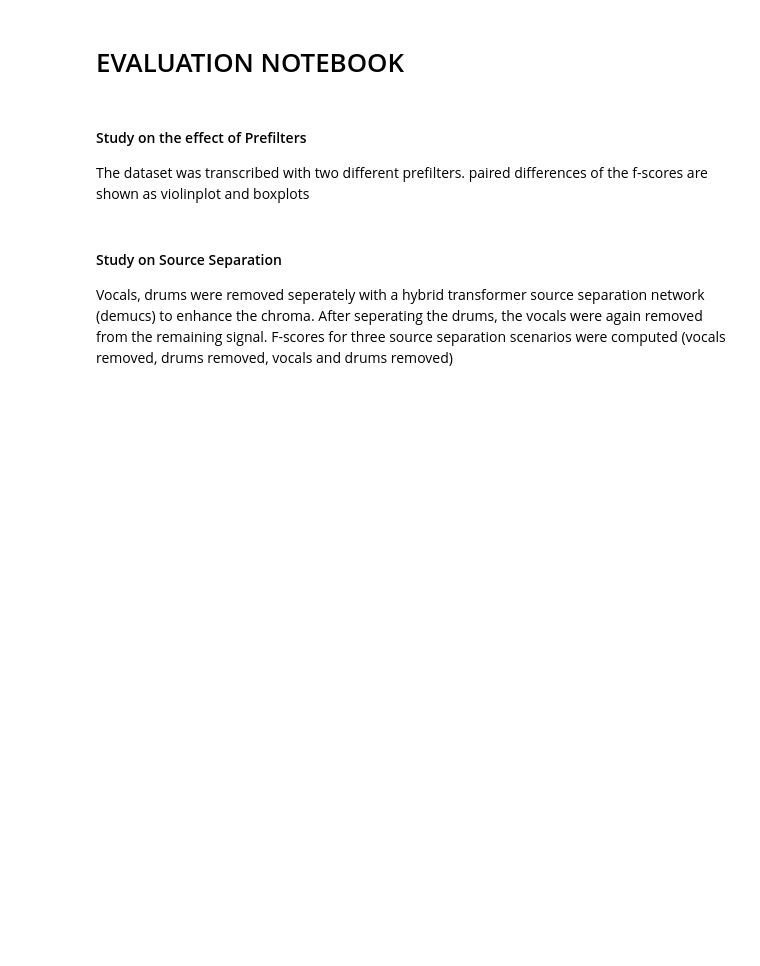
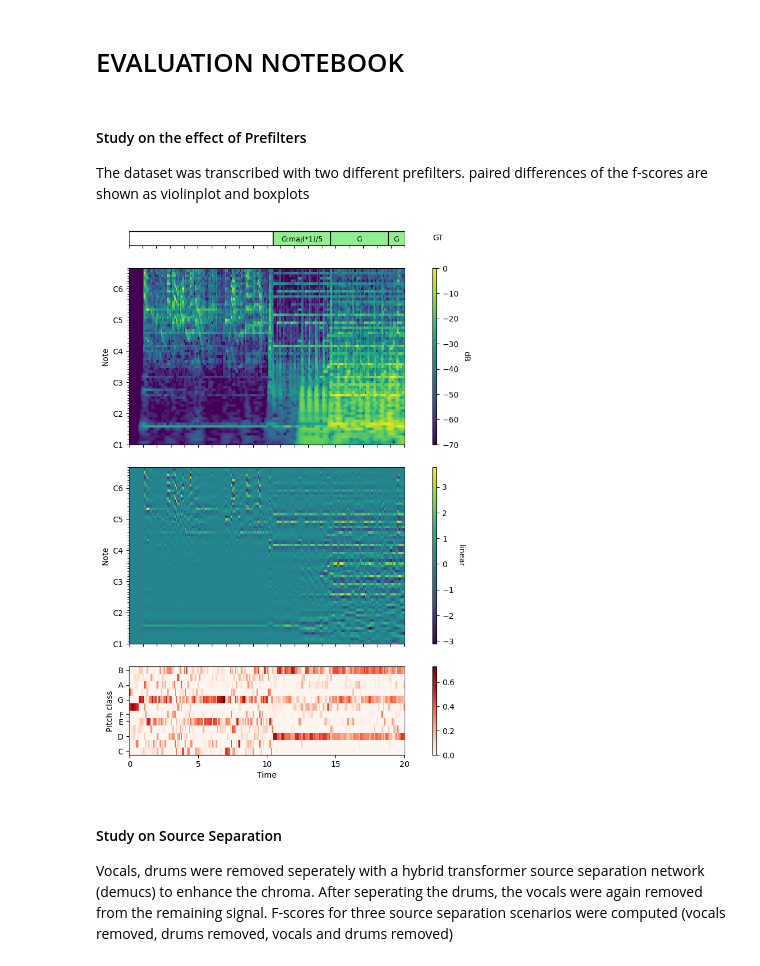
Before and after one commit to Maushax-jpg/chord-recognition, a Jupyter notebook: acr_evaluation.ipynb, the cells around one changed output. Cells and saved outputs as stored; diff of their text form; code cells hidden in the pictures; blank space fills up the shorter version.

Commit message:
added plots for pitchgrams

```diff
--- a/acr_evaluation.ipynb
+++ b/acr_evaluation.ipynb
@@ -4,6 +4,80 @@
 #### Study on the effect of Prefilters
 The dataset was transcribed with two different prefilters.
 paired differences of the f-scores are shown as violinplot and boxplots
+# %%
+import numpy as np
+import matplotlib.pyplot as plt
+import librosa.display
+import librosa
+import utils
+import dataloader
+import features
+
+dataset = dataloader.Dataloader("beatles",base_path="mirdata",source_separation="none")
+audiopath,gtpath = dataset["1201"] # 0108 love me do, 1201 two of us
+y = utils.loadAudiofile(audiopath)
+gt = utils.loadChordAnnotations(gtpath)
+# compute chromagram
+chroma, pitchgram,pitchgram_cqt = features.crpChroma(y,nCRP=33,eta=100,liftering=True,window=False)
+t_chroma = utils.timeVector(N=chroma.shape[1],hop_length=2048)
+# %%
+## Plot Pitchgram, liftered pitchgram and CRP
+time_interval = (0,20)
+fig,((ax1,ax11),(ax2,ax21),(ax3,ax31),(ax4,ax41)) = plt.subplots(4,2,height_ratios=(.5,6,6,3),
+                                                                 width_ratios=(20,.3),figsize=(7,12))
+utils.plotChordAnnotations(ax1,gt[0],gt[1],time_interval=time_interval,y_0=0)
+ax11.text(0,0.5,"GT")
+ax1.set_ylim(0,1.5)
+ax11.set_ylim(0,1.5)
+ax1.set_yticks([])
+# Hide the y-axis line
+ax1.spines['left'].set_visible(False)
+ax1.spines['right'].set_visible(False)
+ax1.spines['top'].set_visible(False)
+ax1.axis("on")
+ax11.set_axis_off()
+i0,i1 = utils.getTimeIndices(t_chroma,time_interval)
+img = librosa.display.specshow(librosa.amplitude_to_db(pitchgram_cqt[:,i0:i1],ref=np.max(pitchgram_cqt[:,i0:i1])),
+                            x_coords=t_chroma[i0:i1],
+                            x_axis="time",
+                            y_axis='cqt_note',
+                            cmap="viridis",
+                            fmin=librosa.midi_to_hz(24),
+                            fmax=librosa.midi_to_hz(84),
+                            bins_per_octave=12,
+                            ax=ax2,
+                            vmin=-70,
+                            vmax=0)
+cbar = fig.colorbar(img,cax=ax21)
+cbar.ax.set_ylabel("dB", rotation=-90, va="bottom")
+img = librosa.display.specshow(pitchgram[:,i0:i1],
+                            x_coords=t_chroma[i0:i1],
+                            x_axis="time",
+                            y_axis='cqt_note',
+                            cmap="viridis",
+                            fmin=librosa.midi_to_hz(24),
+                            fmax=librosa.midi_to_hz(84),
+                            bins_per_octave=12,
+                            ax=ax3)
+ax2.set_ylim(librosa.midi_to_hz(24),librosa.midi_to_hz(92))
+ax3.set_ylim(librosa.midi_to_hz(24),librosa.midi_to_hz(92))
+cbar = fig.colorbar(img,cax=ax31)
+cbar.ax.set_ylabel("linear", rotation=-90, va="bottom")
+xticks = np.linspace(time_interval[0],time_interval[1],21)
+xticklabels = [xticks[i] if i % 5 == 0 else "" for i in range(21)]
+for ax in [ax1,ax2,ax3,ax4]:
+    ax.set_xticks(xticks)
+    ax.set_xlabel("")
+    ax.set_xticklabels([])
+ax4.set_xticklabels(xticklabels)
+ax4.set_xlabel("Time in s")
+
+img = utils.plotChromagram(ax4,t_chroma,chroma,time_interval=time_interval)
+fig.colorbar(img,cax=ax41);
+
+fig.savefig("../latex/figures/example_two_of_us.png")
+# %% [output]
+[figure, added]
 # %%
 import numpy as np
 import matplotlib.pyplot as plt
```
Also changed, not shown: parts of 3 cells of this notebook, 2 other files.
